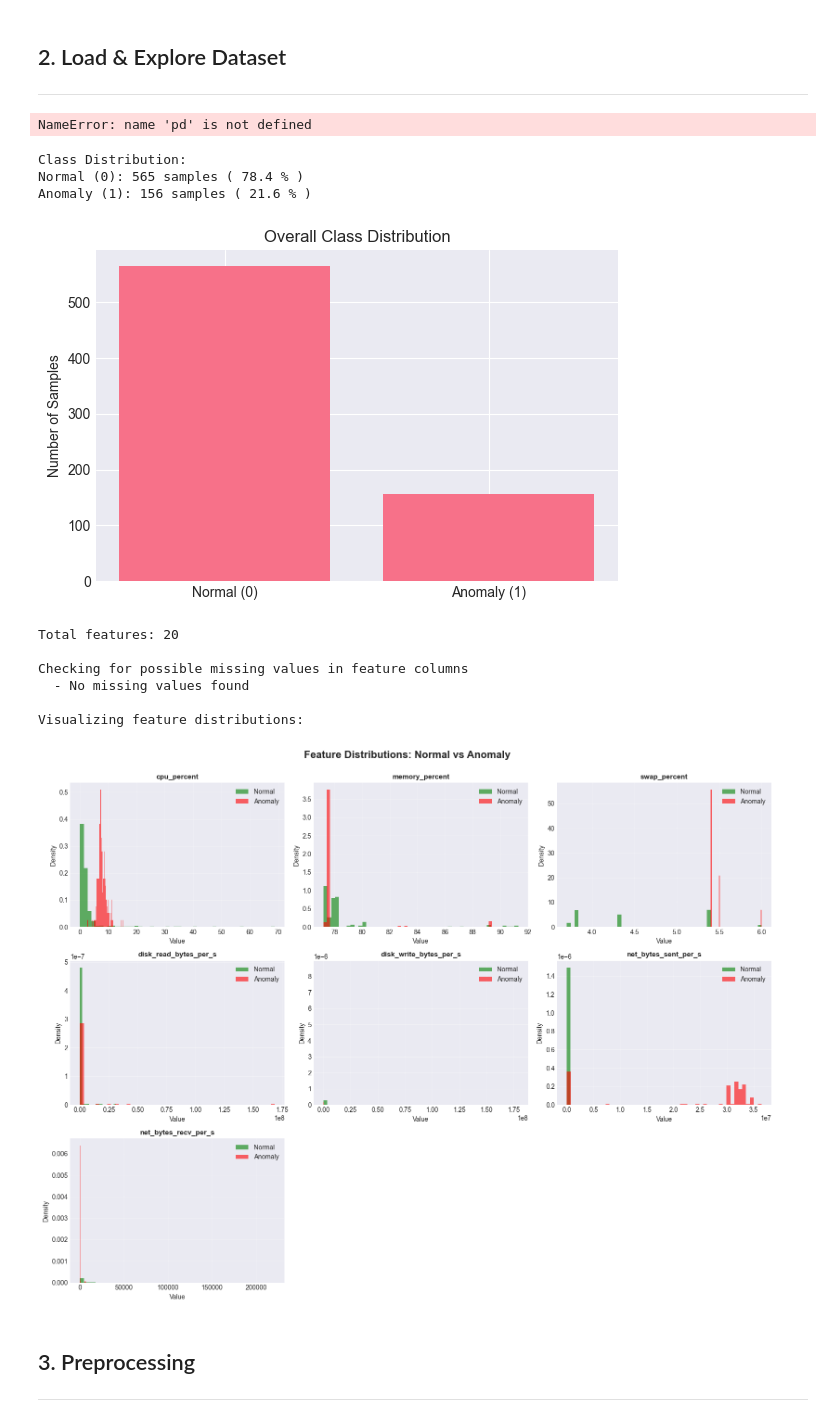
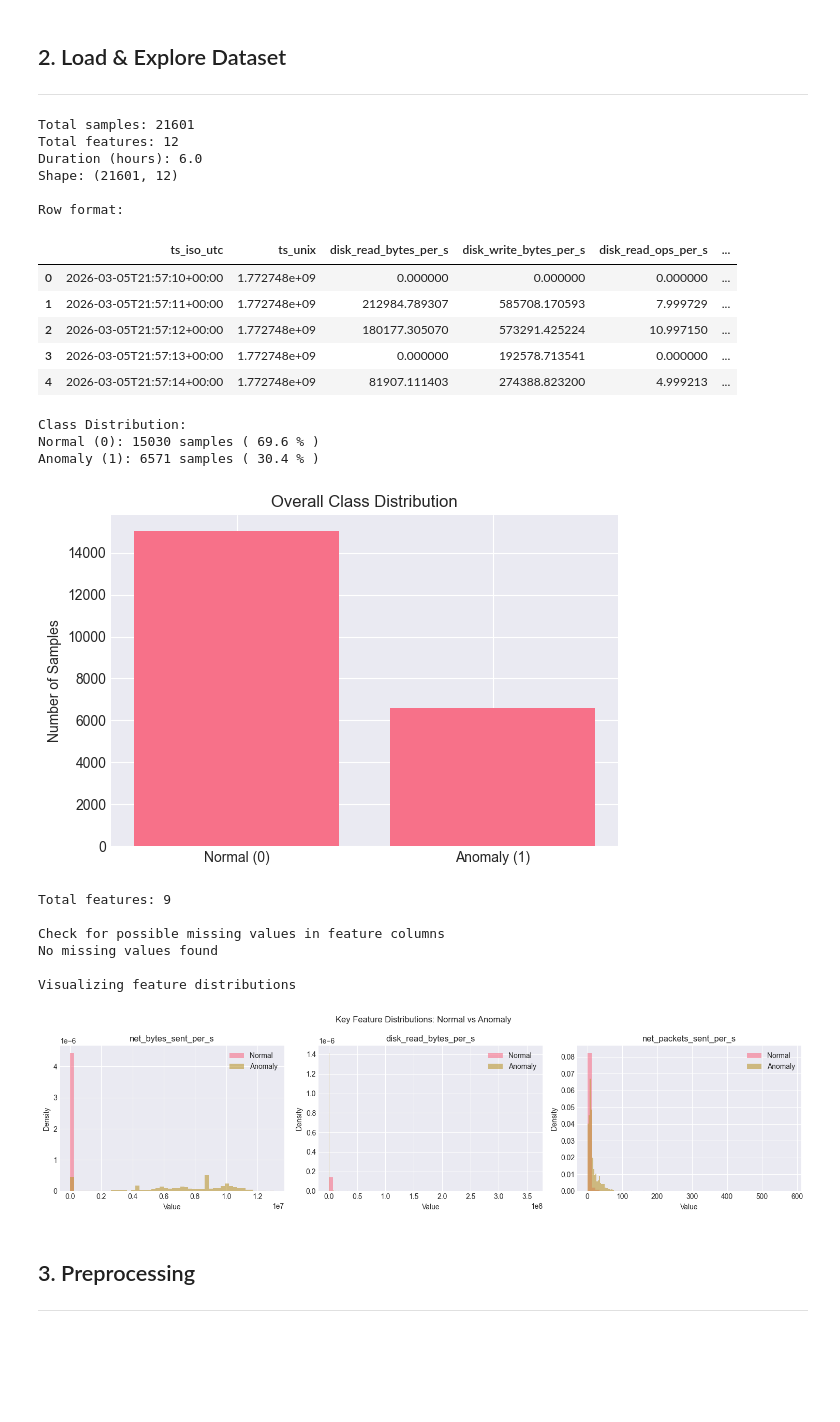
Before and after one commit to KevinShemili/DataCollectionMachineLearning, a Jupyter notebook: notebook/train.ipynb, the cells around one changed output. Saved outputs shown, nothing was run; the diff lists cells and outputs as text; code cells hidden in the pictures; blank space fills up the shorter version.

```diff
--- a/notebook/train.ipynb
+++ b/notebook/train.ipynb
@@ -34,7 +34,7 @@ sns.set_palette("husl")
 ---
 # %%
 # Load dataset
-RUN_ID = "20260303_160907"
+RUN_ID = "20260305_225710"
 
 data_path = "../data/labeled/labeled_" + RUN_ID + ".csv"
 dataframe = pd.read_csv(data_path)
@@ -52,7 +52,18 @@ print("Shape:", dataframe.shape)
 print("\nRow format:")
 dataframe.head()
 # %% [output]
-NameError: name 'pd' is not defined
+Total samples: 21601
+Total features: 12
+Duration (hours): 6.0
+Shape: (21601, 12)
+
+Row format:
+|  | ts_iso_utc | ts_unix | disk_read_bytes_per_s | disk_write_bytes_per_s | disk_read_ops_per_s | ... |
+| 0 | 2026-03-05T21:57:10+00:00 | 1.772748e+09 | 0.000000 | 0.000000 | 0.000000 | ... |
+| 1 | 2026-03-05T21:57:11+00:00 | 1.772748e+09 | 212984.789307 | 585708.170593 | 7.999729 | ... |
+| 2 | 2026-03-05T21:57:12+00:00 | 1.772748e+09 | 180177.305070 | 573291.425224 | 10.997150 | ... |
+| 3 | 2026-03-05T21:57:13+00:00 | 1.772748e+09 | 0.000000 | 192578.713541 | 0.000000 | ... |
+| 4 | 2026-03-05T21:57:14+00:00 | 1.772748e+09 | 81907.111403 | 274388.823200 | 4.999213 | ... |
 # %%
 # Class distribution -> count how many normal & anomaly samples exist
 label_counts = dataframe["label"].value_counts()
@@ -79,32 +90,19 @@ plt.tight_layout()
 plt.show()
 # %% [output]
 Class Distribution:
-Normal (0): 565 samples ( 78.4 % )
-Anomaly (1): 156 samples ( 21.6 % )
+Normal (0): 15030 samples ( 69.6 % )
+Anomaly (1): 6571 samples ( 30.4 % )
-[figure, old version]
+[figure, new version]
 # %%
 # Feature columns, excluding metadata
 feature_columns = [
-    # CPU
-    "cpu_percent",
-    "cpu_percent_max",
-    "cpu_percent_min",
-    "cpu_frequency_mhz",
-    "cpu_count",
-    # Memory
-    "memory_used",
-    "memory_available",
-    "memory_percent",
-    "memory_total",
-    "swap_used",
-    "swap_percent",
-    # Disk
+    # Disk activity
     "disk_read_bytes_per_s",
     "disk_write_bytes_per_s",
     "disk_read_ops_per_s",
     "disk_write_ops_per_s",
     "disk_usage_percent_c",
-    # Network
+    # Network activity
     "net_bytes_sent_per_s",
     "net_bytes_recv_per_s",
     "net_packets_sent_per_s",
@@ -126,40 +124,38 @@ else:
 print("\nVisualizing feature distributions")
 # Show only 3 most relevant signals for mimicked attack:
 # 1. net_bytes_sent_per_s -> Primary signal of exfiltration
 # 2. disk_read_bytes_per_s -> Attacker repeatedly reads payload file from disk
 # 3. net_packets_sent_per_s -> Sustained packet flow confirming continuous TCP transmission
 key_features = [
     "net_bytes_sent_per_s",
     "disk_read_bytes_per_s",
     "net_packets_sent_per_s",
 ]
 
-fig, axes = plt.subplots(3, 3, figsize=(16, 12))
-axes = axes.flatten()
 fig, axes = plt.subplots(1, 3, figsize=(15, 4))
 for i in range(len(key_features)):
     feature = key_features[i]
     ax = axes[i]
     normal_values = dataframe[dataframe["label"] == 0][feature]
     anomaly_values = dataframe[dataframe["label"] == 1][feature]
     ax.hist(normal_values, bins=50, alpha=0.6, label="Normal", density=True)
     ax.hist(anomaly_values, bins=50, alpha=0.6, label="Anomaly", density=True)
     ax.set_title(feature)
     ax.set_xlabel("Value")
     ax.set_ylabel("Density")
     ax.legend()
 
 plt.suptitle("Key Feature Distributions: Normal vs Anomaly")
 plt.tight_layout()
 plt.show()
 # %% [output]
-Total features: 20
+Total features: 9
 
-Checking for possible missing values in feature columns
-  - No missing values found
+Check for possible missing values in feature columns
+No missing values found
 
-Visualizing feature distributions:
+Visualizing feature distributions
-[figure, old version]
+[figure, new version]
 # %% [markdown]
 ## 3. Preprocessing
 ---
```
Also changed, not shown: parts of 10 cells of this notebook, 57 other files.
